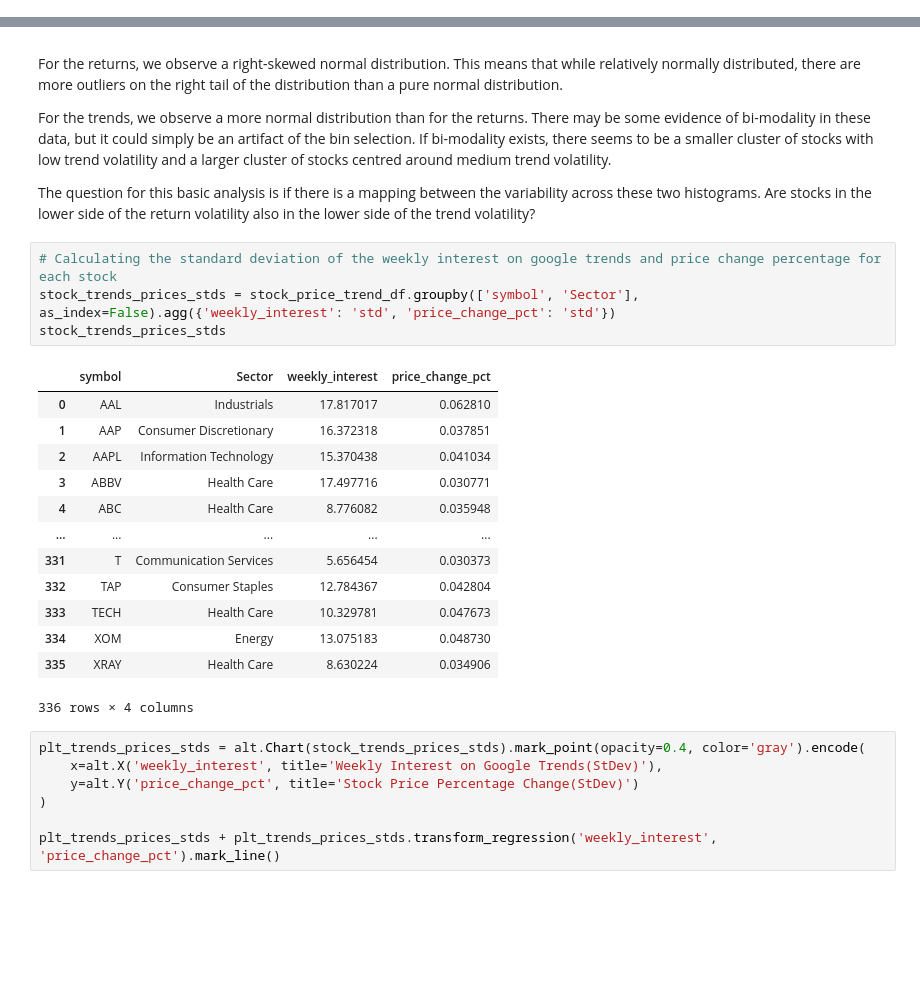
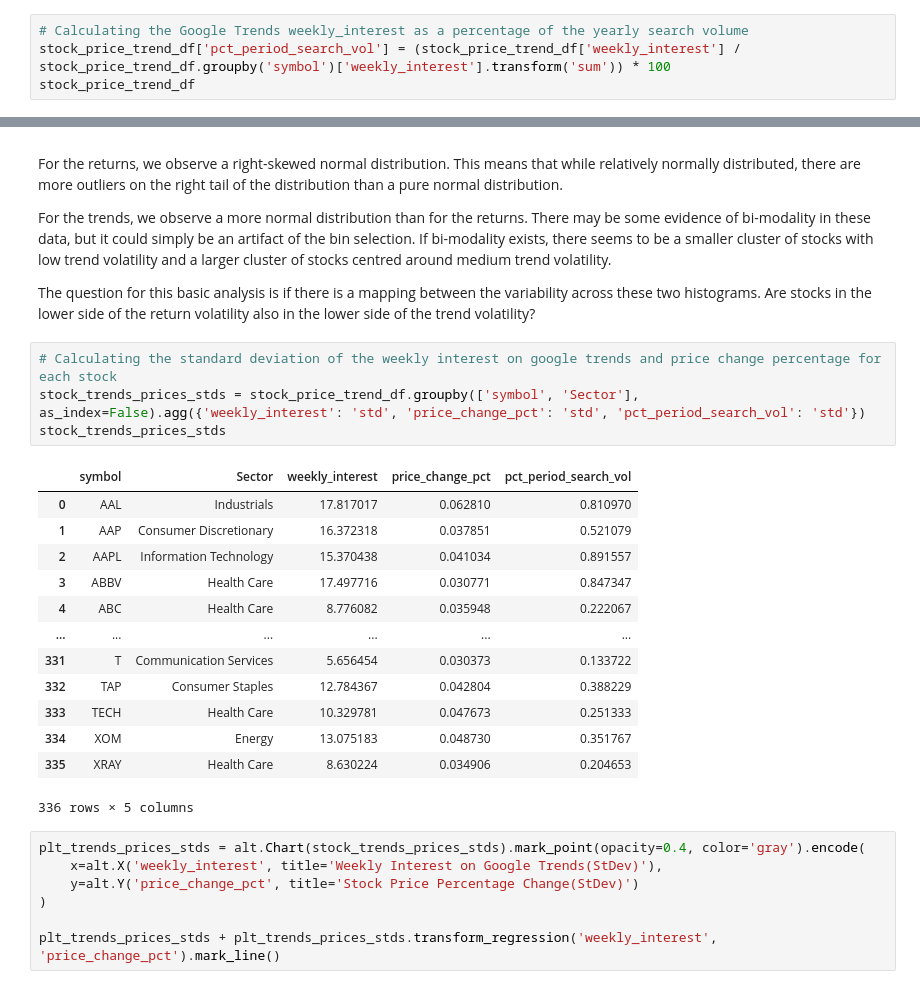
Before and after one commit to UBC-MDS/Stock-Price-Trend-Volatility-Analysis, a Jupyter notebook: src/stock-price-trend-eda.ipynb, the cells around one changed output, grey strips where cells are left out. Drawn from its saved outputs; the diff is of its cells as text; blank space fills up the shorter version.

```diff
--- a/src/stock-price-trend-eda.ipynb
+++ b/src/stock-price-trend-eda.ipynb
@@ -46,3 +46,7 @@ stock_price_trend_df
 | 17470 | 2021-06-20 | 67 | BLK | 849.000000 | 870.232971 | Financials | 0.025009 |
 | 17471 | 2021-06-27 | 80 | BLK | 875.969971 | 871.168823 | Financials | -0.005481 |
 17472 rows × 7 columns
+# %%
+# Calculating the Google Trends weekly_interest as a percentage of the yearly search volume
+stock_price_trend_df['pct_period_search_vol'] = (stock_price_trend_df['weekly_interest'] / stock_price_trend_df.groupby('symbol')['weekly_interest'].transform('sum')) * 100
+stock_price_trend_df
@@ -154,22 +192,22 @@ For the trends, we observe a more normal distribution than for the returns. Ther
 The question for this basic analysis is if there is a mapping between the variability across these two histograms. Are stocks in the lower side of the return volatility also in the lower side of the trend volatility?
 # %%
 # Calculating the standard deviation of the weekly interest on google trends and price change percentage for each stock
-stock_trends_prices_stds = stock_price_trend_df.groupby(['symbol', 'Sector'], as_index=False).agg({'weekly_interest': 'std', 'price_change_pct': 'std'})
+stock_trends_prices_stds = stock_price_trend_df.groupby(['symbol', 'Sector'], as_index=False).agg({'weekly_interest': 'std', 'price_change_pct': 'std', 'pct_period_search_vol': 'std'})
 stock_trends_prices_stds
 # %% [output]
-|  | symbol | Sector | weekly_interest | price_change_pct |
-| 0 | AAL | Industrials | 17.817017 | 0.062810 |
-| 1 | AAP | Consumer Discretionary | 16.372318 | 0.037851 |
-| 2 | AAPL | Information Technology | 15.370438 | 0.041034 |
-| 3 | ABBV | Health Care | 17.497716 | 0.030771 |
-| 4 | ABC | Health Care | 8.776082 | 0.035948 |
-| ... | ... | ... | ... | ... |
-| 331 | T | Communication Services | 5.656454 | 0.030373 |
-| 332 | TAP | Consumer Staples | 12.784367 | 0.042804 |
-| 333 | TECH | Health Care | 10.329781 | 0.047673 |
-| 334 | XOM | Energy | 13.075183 | 0.048730 |
-| 335 | XRAY | Health Care | 8.630224 | 0.034906 |
+|  | symbol | Sector | weekly_interest | price_change_pct | pct_period_search_vol |
+| 0 | AAL | Industrials | 17.817017 | 0.062810 | 0.810970 |
+| 1 | AAP | Consumer Discretionary | 16.372318 | 0.037851 | 0.521079 |
+| 2 | AAPL | Information Technology | 15.370438 | 0.041034 | 0.891557 |
+| 3 | ABBV | Health Care | 17.497716 | 0.030771 | 0.847347 |
+| 4 | ABC | Health Care | 8.776082 | 0.035948 | 0.222067 |
+| ... | ... | ... | ... | ... | ... |
+| 331 | T | Communication Services | 5.656454 | 0.030373 | 0.133722 |
+| 332 | TAP | Consumer Staples | 12.784367 | 0.042804 | 0.388229 |
+| 333 | TECH | Health Care | 10.329781 | 0.047673 | 0.251333 |
+| 334 | XOM | Energy | 13.075183 | 0.048730 | 0.351767 |
+| 335 | XRAY | Health Care | 8.630224 | 0.034906 | 0.204653 |
-336 rows × 4 columns
+336 rows × 5 columns
 # %%
 plt_trends_prices_stds = alt.Chart(stock_trends_prices_stds).mark_point(opacity=0.4, color='gray').encode(
     x=alt.X('weekly_interest', title='Weekly Interest on Google Trends(StDev)'),
```
Also changed, not shown: parts of 7 cells of this notebook.
